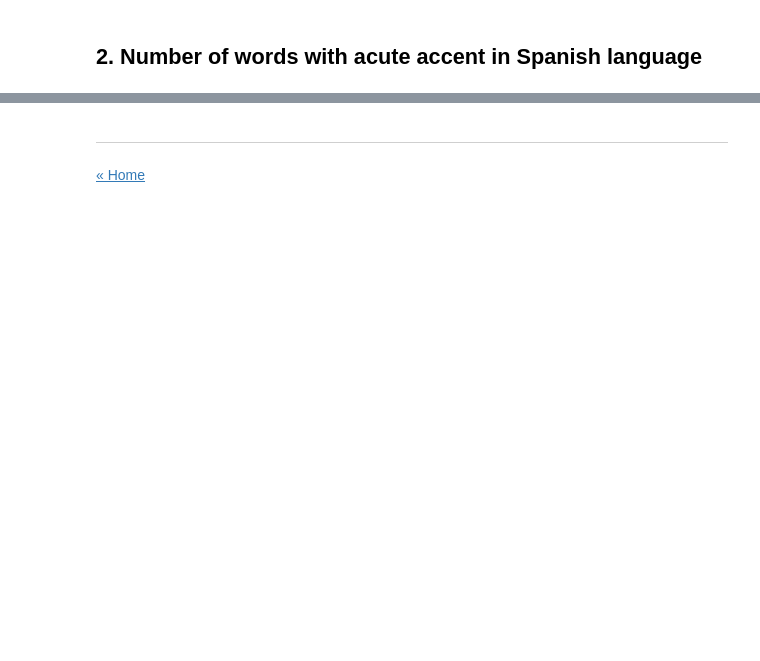
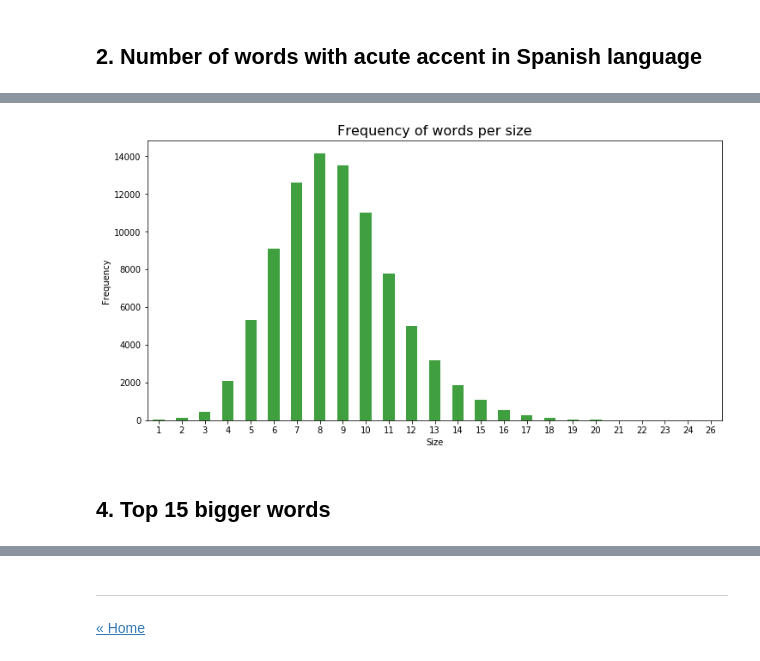
Before and after one commit to ansegura7/DSL_Analysis, a Jupyter notebook: code/dsl_text_analysis.ipynb, the cells around one changed output, grey strips where cells are left out. Saved outputs shown, nothing was run; the diff lists cells and outputs as text; code cells hidden in the pictures; blank space fills up the shorter version.

```diff
--- a/code/dsl_text_analysis.ipynb
+++ b/code/dsl_text_analysis.ipynb
@@ -49,8 +72,8 @@ def apply_dq_word(word):
 # %%
 # Range of files
-letters = list(map(chr, range(97, 123)))
-letters.append('ñ')
-len(letters)
+letter_list = list(map(chr, range(97, 123)))
+letter_list.append('ñ')
+len(letter_list)
 # %% [output]
 27
 # %% [markdown]
@@ -60,7 +83,7 @@ len(letters)
 word_dict = Counter()
 file_path = '../data/dics/'
 
-for letter in letters:
+for letter in letter_list:
     filename = file_path + letter + '.txt'
     word_list = read_file_lines(filename)
 
@@ -90,0 +117,12 @@ Total of accented words: 16334 (18.52)
+# %%
+# Processing
+word_size = Counter()
+
+for word in word_dict.keys():
+    size = len(word)
+    word_size[size] += 1
+# %%
+# Cooking dataframe
+df = pd.DataFrame.from_records(word_size.most_common(), columns = ['size', 'frequency']).sort_values(by=['size'])
+df['perc'] = 100.0 * df['frequency'] / n_words
+df
@@ -90,0 +147,11 @@ Total of accented words: 16334 (18.52)
+# %%
+# Plot creation of followers account
+figsize = (12, 6)
+x_var = 'size'
+y_var = 'frequency'
+title = 'Frequency of words per size'
+plot_col_chart(df, figsize, x_var, y_var, title)
+# %% [output]
+[figure, added]
+# %% [markdown]
+## 4. Top 15 bigger words
```
Also changed, not shown: parts of 25 cells of this notebook, 2 other files.
